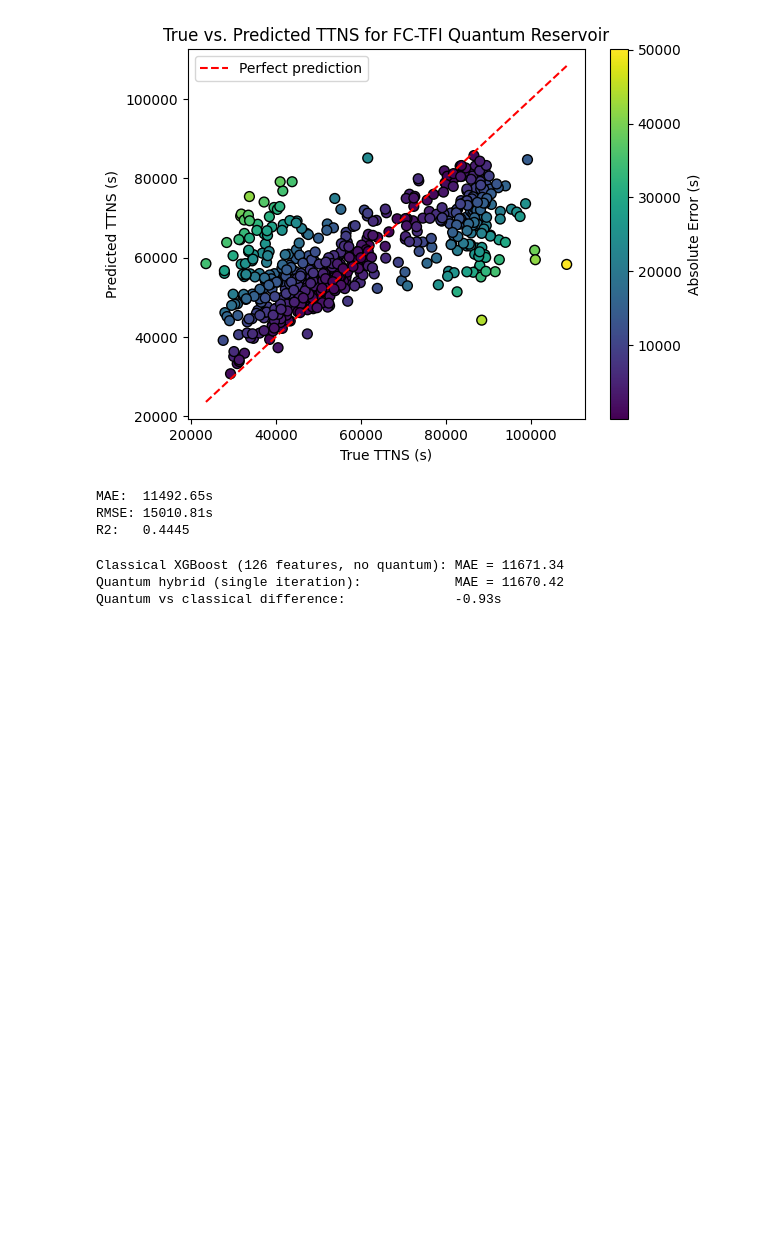
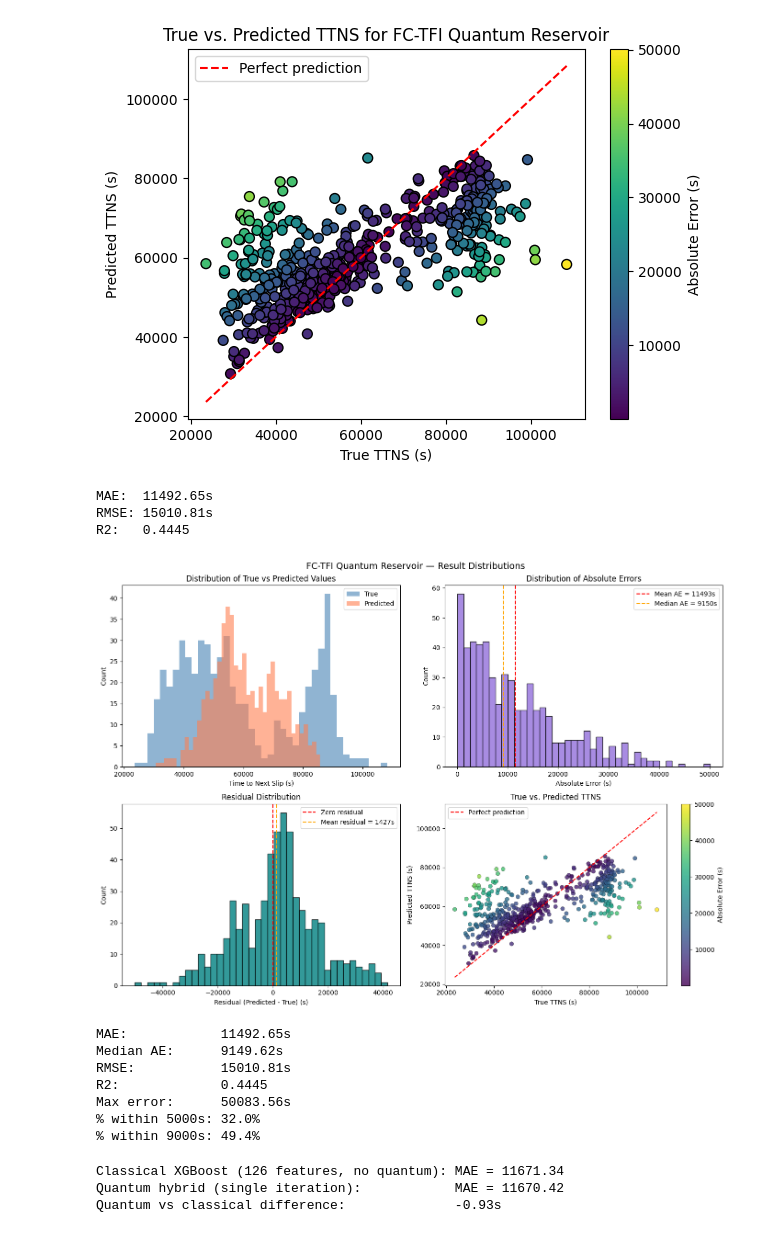
Before and after one commit to Icequake-QRC-Mines/Icequake-QRC-, a Jupyter notebook: Classical/Hamiltonian-QRC.ipynb, the cells around one changed output. Saved outputs shown, nothing was run; the diff lists cells and outputs as text; code cells hidden in the pictures; blank space fills up the shorter version.

```diff
--- a/Classical/Hamiltonian-QRC.ipynb
+++ b/Classical/Hamiltonian-QRC.ipynb
@@ -632,6 +632,83 @@ Sample 564: True = 91905s, Predicted = 78567s, Error = 13338s
 MAE:  11492.65s
 RMSE: 15010.81s
 R2:   0.4445
+# %%
+import matplotlib.pyplot as plt
+import numpy as np
+from sklearn.metrics import mean_absolute_error, r2_score
+
+# ── Data distribution plot for FC-TFI run ────────────────────────────────────
+y_test_secs    = y_test
+QRC_pred_secs  = ensemble_pred
+
+absolute_errors = np.abs(QRC_pred_secs - y_test_secs)
+residuals       = QRC_pred_secs - y_test_secs
+
+fig, axes = plt.subplots(2, 2, figsize=(14, 10))
+fig.suptitle("FC-TFI Quantum Reservoir — Result Distributions", fontsize=14)
+
+# ── Panel 1: Distribution of true vs predicted values ────────────────────────
+axes[0, 0].hist(y_test_secs, bins=40, alpha=0.6, color='steelblue', label='True')
+axes[0, 0].hist(QRC_pred_secs, bins=40, alpha=0.6, color='coral', label='Predicted')
+axes[0, 0].set_xlabel("Time to Next Slip (s)")
+axes[0, 0].set_ylabel("Count")
+axes[0, 0].set_title("Distribution of True vs Predicted Values")
+axes[0, 0].legend()
+
+# ── Panel 2: Distribution of absolute errors ──────────────────────────────────
+axes[0, 1].hist(absolute_errors, bins=40, color='mediumpurple', edgecolor='black', alpha=0.8)
+axes[0, 1].axvline(absolute_errors.mean(), color='red', linestyle='--',
+                    label=f'Mean AE = {absolute_errors.mean():.0f}s')
+axes[0, 1].axvline(np.median(absolute_errors), color='orange', linestyle='--',
+                    label=f'Median AE = {np.median(absolute_errors):.0f}s')
+axes[0, 1].set_xlabel("Absolute Error (s)")
+axes[0, 1].set_ylabel("Count")
+axes[0, 1].set_title("Distribution of Absolute Errors")
+axes[0, 1].legend()
+
+# ── Panel 3: Residuals distribution ──────────────────────────────────────────
+axes[1, 0].hist(residuals, bins=40, color='teal', edgecolor='black', alpha=0.8)
+axes[1, 0].axvline(0, color='red', linestyle='--', label='Zero residual')
+axes[1, 0].axvline(residuals.mean(), color='orange', linestyle='--',
+                    label=f'Mean residual = {residuals.mean():.0f}s')
+axes[1, 0].set_xlabel("Residual (Predicted - True) (s)")
+axes[1, 0].set_ylabel("Count")
+axes[1, 0].set_title("Residual Distribution")
+axes[1, 0].legend()
+
+# ── Panel 4: True vs Predicted scatter ───────────────────────────────────────
+sc = axes[1, 1].scatter(y_test_secs, QRC_pred_secs,
+                         c=absolute_errors, cmap='viridis',
+                         s=40, edgecolors='black', linewidths=0.3, alpha=0.8)
+plt.colorbar(sc, ax=axes[1, 1], label="Absolute Error (s)")
+axes[1, 1].plot([y_test_secs.min(), y_test_secs.max()],
+                [y_test_secs.min(), y_test_secs.max()],
+                'r--', linewidth=1.5, label='Perfect prediction')
+axes[1, 1].set_xlabel("True TTNS (s)")
+axes[1, 1].set_ylabel("Predicted TTNS (s)")
+axes[1, 1].set_title("True vs. Predicted TTNS")
+axes[1, 1].legend()
+
+plt.tight_layout()
+plt.show()
+
+# ── Summary stats ─────────────────────────────────────────────────────────────
+print(f"MAE:            {mean_absolute_error(y_test_secs, QRC_pred_secs):.2f}s")
+print(f"Median AE:      {np.median(absolute_errors):.2f}s")
+print(f"RMSE:           {np.sqrt(np.mean(residuals**2)):.2f}s")
+print(f"R2:             {r2_score(y_test_secs, QRC_pred_secs):.4f}")
+print(f"Max error:      {absolute_errors.max():.2f}s")
+print(f"% within 5000s: {(absolute_errors < 5000).mean()*100:.1f}%")
+print(f"% within 9000s: {(absolute_errors < 9000).mean()*100:.1f}%")
+# %% [output]
+[figure, added]
+MAE:            11492.65s
+Median AE:      9149.62s
+RMSE:           15010.81s
+R2:             0.4445
+Max error:      50083.56s
+% within 5000s: 32.0%
+% within 9000s: 49.4%
 # %%
 # ── Cell 12: Classical baseline diagnostic ───────────────────────────────────
 from xgboost import XGBRegressor
```
Also changed, not shown: 1 other file.
